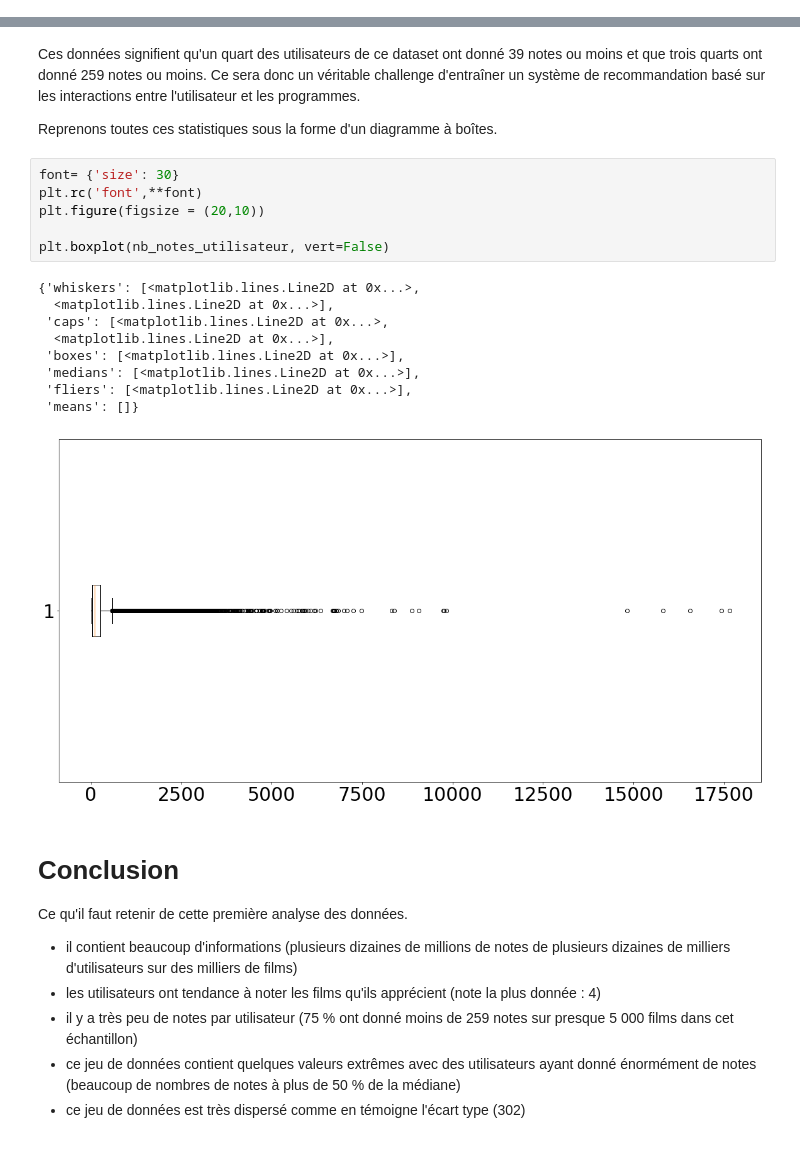
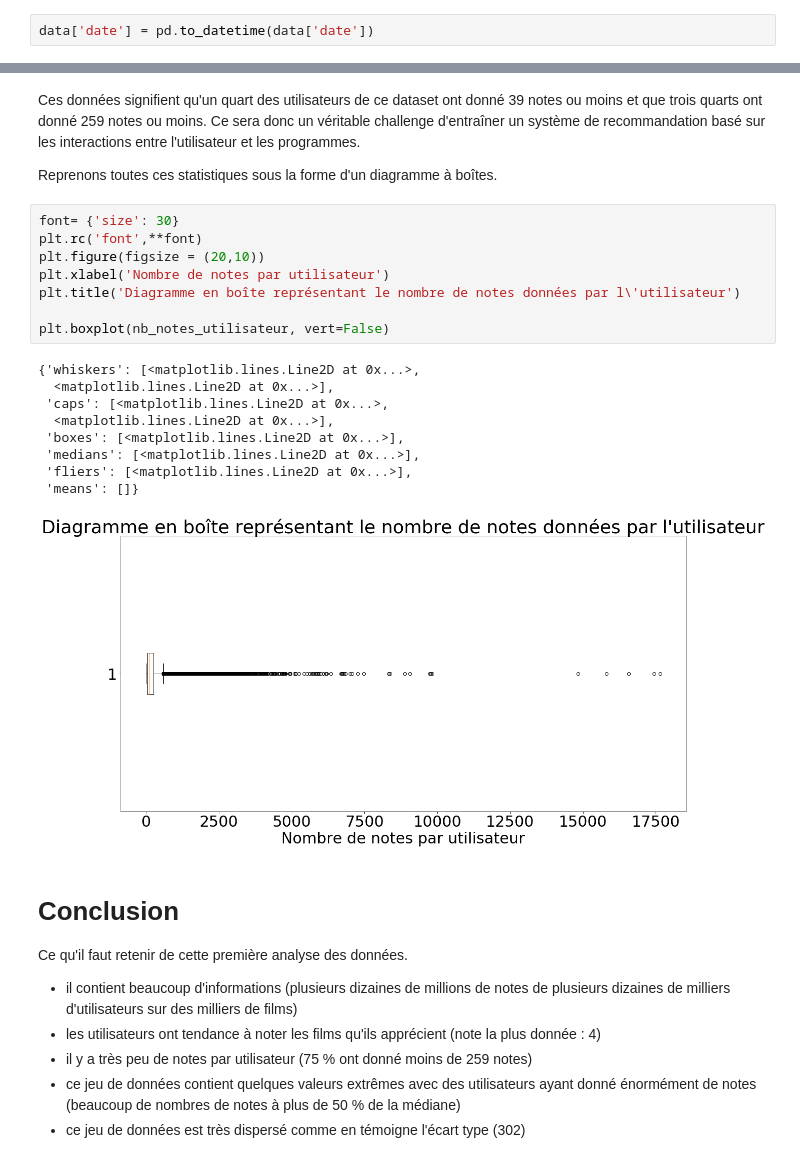
Before and after one commit to goujonbe/recommender-systems, a Jupyter notebook: note.ipynb, the cells around one changed output, grey strips where cells are left out. Saved outputs shown, nothing was run; the diff lists cells and outputs as text.

```diff
--- a/note.ipynb
+++ b/note.ipynb
@@ -26,6 +29,8 @@ data.columns
 Index(['Unnamed: 0', 'movie_id', 'customer_id', 'rating', 'date'], dtype='object')
 # %% [markdown]
 On peut observer qu'on possède l'identifiant du film, l'identifiant du client, la note donnée et la date. Exemple avec les 10 premières lignes du jeu de données :
+# %%
+data['date'] = pd.to_datetime(data['date'])
 # %%
 data.head(10)
 # %% [output]
@@ -143,25 +158,27 @@ Reprenons toutes ces statistiques sous la forme d'un diagramme à boîtes.
 # %%
 font= {'size': 30}
 plt.rc('font',**font)
 plt.figure(figsize = (20,10))
+plt.xlabel('Nombre de notes par utilisateur')
+plt.title('Diagramme en boîte représentant le nombre de notes données par l\'utilisateur')
 
 plt.boxplot(nb_notes_utilisateur, vert=False)
 # %% [output]
 {'whiskers': [<matplotlib.lines.Line2D at 0x...>,
   <matplotlib.lines.Line2D at 0x...>],
  'caps': [<matplotlib.lines.Line2D at 0x...>,
   <matplotlib.lines.Line2D at 0x...>],
  'boxes': [<matplotlib.lines.Line2D at 0x...>],
  'medians': [<matplotlib.lines.Line2D at 0x...>],
  'fliers': [<matplotlib.lines.Line2D at 0x...>],
  'means': []}
-[figure, old version]
+[figure, new version]
 # %% [markdown]
 # Conclusion
 
 Ce qu'il faut retenir de cette première analyse des données.
 * il contient beaucoup d'informations (plusieurs dizaines de millions de notes de plusieurs dizaines de milliers d'utilisateurs sur des milliers de films)
 * les utilisateurs ont tendance à noter les films qu'ils apprécient (note la plus donnée : 4)
-* il y a très peu de notes par utilisateur (75 % ont donné moins de 259 notes sur presque 5 000 films dans cet échantillon)
+* il y a très peu de notes par utilisateur (75 % ont donné moins de 259 notes)
 * ce jeu de données contient quelques valeurs extrêmes avec des utilisateurs ayant donné énormément de notes (beaucoup de nombres de notes à plus de 50 % de la médiane)
 * ce jeu de données est très dispersé comme en témoigne l'écart type (302)
```
Also changed, not shown: parts of 21 cells of this notebook.
